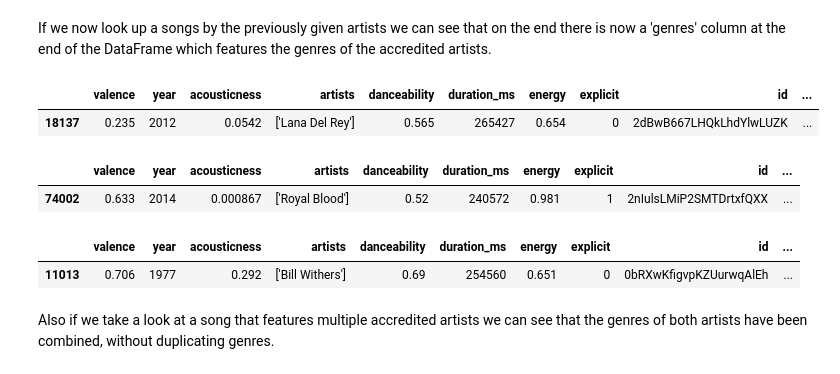
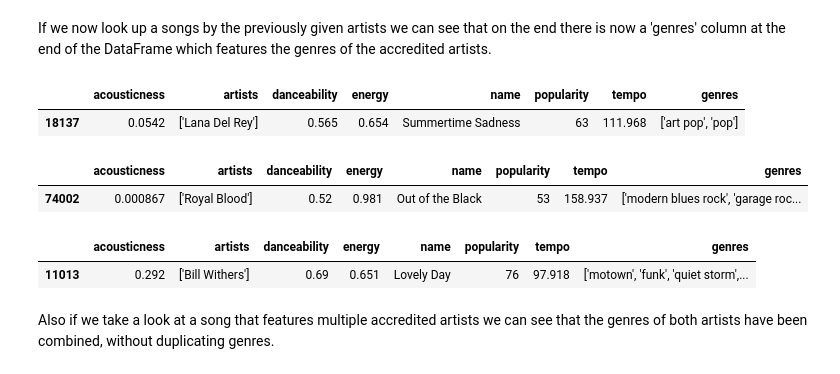
Before and after one commit to Calrizer/SpotifyExperiments, a Jupyter notebook: spotify.ipynb, the cells around one changed output. Cells and saved outputs as stored; diff of their text form; code cells hidden in the pictures.

```diff
--- a/spotify.ipynb
+++ b/spotify.ipynb
@@ -364,24 +366,26 @@ If we now look up a songs by the previously given artists we can see that on the
 # %%
 # Sets a new DataFrame to the dataset from 'songs_w_genres.csv'.
 
 songsGenresDf = pd.read_csv('songs_w_genres.csv')
 
+songsGenresDf = songsGenresDf.drop(columns = ['duration_ms', 'instrumentalness', 'liveness','loudness','speechiness','valence', 'key','mode','id','release_date','explicit','year'])
+
 # Obtains the row for the given song.
 
 songsGenresDf.loc[songsGenresDf['name'] == 'Summertime Sadness'].head(1)
 # %% [output]
-|  | valence | year | acousticness | artists | danceability | duration_ms | energy | explicit | id | ... |
-| 18137 | 0.235 | 2012 | 0.0542 | ['Lana Del Rey'] | 0.565 | 265427 | 0.654 | 0 | 2dBwB667LHQkLhdYlwLUZK | ... |
+|  | acousticness | artists | danceability | energy | name | popularity | tempo | genres |
+| 18137 | 0.0542 | ['Lana Del Rey'] | 0.565 | 0.654 | Summertime Sadness | 63 | 111.968 | ['art pop', 'pop'] |
 # %%
 songsGenresDf.loc[songsGenresDf['name'] == 'Out of the Black'].head(1)
 # %% [output]
-|  | valence | year | acousticness | artists | danceability | duration_ms | energy | explicit | id | ... |
-| 74002 | 0.633 | 2014 | 0.000867 | ['Royal Blood'] | 0.52 | 240572 | 0.981 | 1 | 2nIulsLMiP2SMTDrtxfQXX | ... |
+|  | acousticness | artists | danceability | energy | name | popularity | tempo | genres |
+| 74002 | 0.000867 | ['Royal Blood'] | 0.52 | 0.981 | Out of the Black | 53 | 158.937 | ['modern blues rock', 'garage roc... |
 # %%
 songsGenresDf.loc[songsGenresDf['name'] == 'Lovely Day'].head(1)
 # %% [output]
-|  | valence | year | acousticness | artists | danceability | duration_ms | energy | explicit | id | ... |
-| 11013 | 0.706 | 1977 | 0.292 | ['Bill Withers'] | 0.69 | 254560 | 0.651 | 0 | 0bRXwKfigvpKZUurwqAlEh | ... |
+|  | acousticness | artists | danceability | energy | name | popularity | tempo | genres |
+| 11013 | 0.292 | ['Bill Withers'] | 0.69 | 0.651 | Lovely Day | 76 | 97.918 | ['motown', 'funk', 'quiet storm',... |
 # %% [markdown]
 Also if we take a look at a song that features multiple accredited artists we can see that the genres of both artists have been combined, without duplicating genres.
 # %%
```
Also changed, not shown: parts of 18 cells of this notebook.
